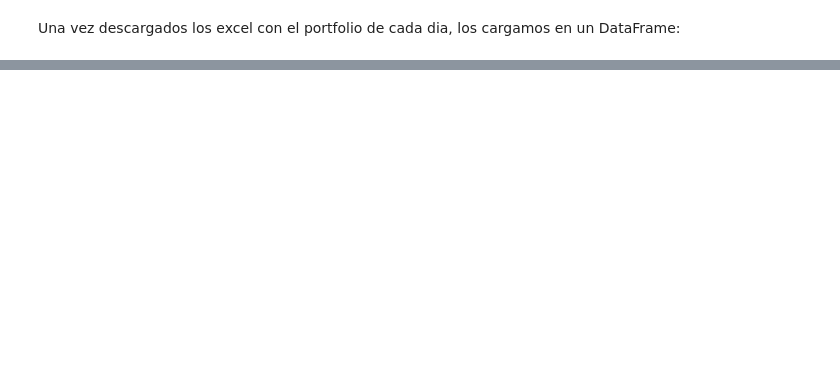
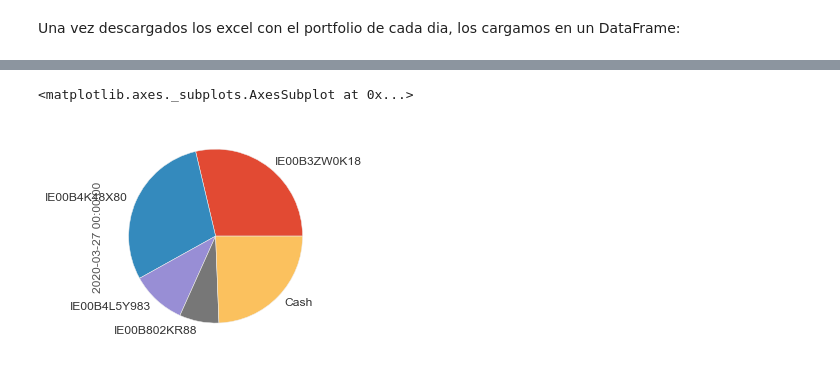
Before and after one commit to KikeM/degiro-wrapper, a Jupyter notebook: src/sandbox.ipynb, the cells around one changed output, grey strips where cells are left out. Drawn from its saved outputs; the diff is of its cells as text; code cells hidden in the pictures; blank space fills up the shorter version.

```diff
--- a/src/sandbox.ipynb
+++ b/src/sandbox.ipynb
@@ -190,0 +112,5 @@ qs.reports.full(nav_daily_period, benchmark='^IBEX')  # shows full metrics and p
+# %%
+weights_df.tail(1).T[weights_df.index[-1]].plot.pie()
+# %% [output]
+<matplotlib.axes._subplots.AxesSubplot at 0x...>
+[figure, added]
```
Also changed, not shown: parts of 45 cells of this notebook.
